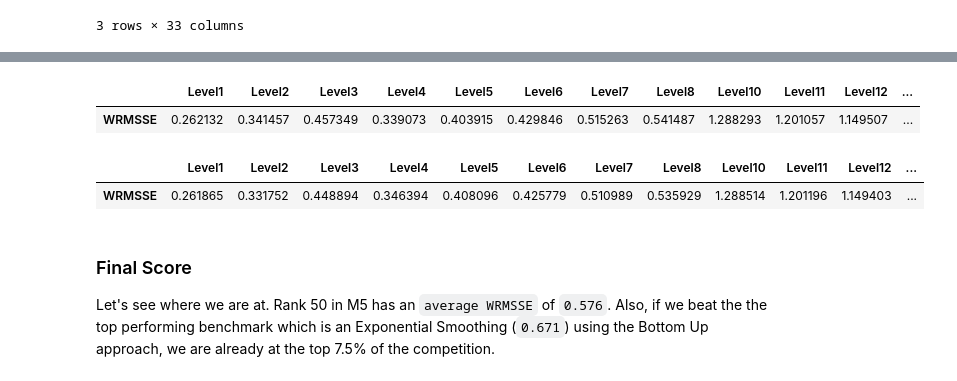
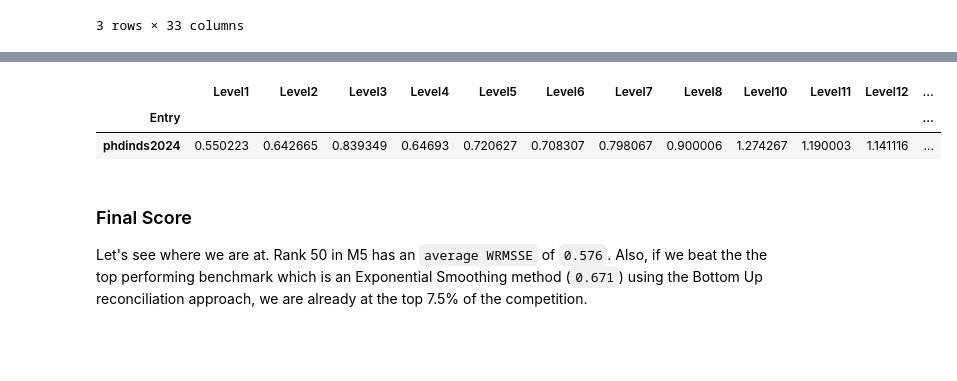
Before and after one commit to norbertgerena/time_series_handbook, a Jupyter notebook: 08_WinningestMethods/M5_competition/phdinds2024_entry/phdinds2024_entry.ipynb, the cells around one changed output, grey strips where cells are left out. Saved outputs shown, nothing was run; the diff lists cells and outputs as text; code cells hidden in the pictures; blank space fills up the shorter version.

Commit message:
Commit for project submission, phdinds2024_entry performance to be further improved with more optuna trials.

```diff
--- a/08_WinningestMethods/M5_competition/phdinds2024_entry/phdinds2024_entry.ipynb
+++ b/08_WinningestMethods/M5_competition/phdinds2024_entry/phdinds2024_entry.ipynb
@@ -676,7 +601,7 @@ level9_forecasts.head(3)
 3 rows × 28 columns
 # %%
 # get reference file for per series/level weight used in WRMSSE
-weights_df = pd.read_csv(PATHS.weights_path)
+weights_df = pd.read_csv(PATHS.weights_eval_path)
 weights_df = weights_df.set_index(['Level_id', 'Agg_Level_1', 'Agg_Level_2'], drop=True)
 weights_df.head(6)
 # %% [output]
@@ -734,7 +653,7 @@ level_bu = list(level_indexes.keys())[0:8]
 
 WRMSSE = {}
 for level in tqdm(level_bu):
-    forecasts = utils.generate_bu(level, level9_forecasts)
+    forecasts = utils.generate_bu(level, level9_forecasts, level_indexes)
     index = level_indexes[level]
     if index:
         actual = true.groupby(index).sum()
@@ -757,7 +676,7 @@ print(WRMSSE)
 Now, we have obtained the forecasts for levels 1 to 9. We now obtain the forecasts in the lower/finer levels in the hierarchy (ie. higher level ids, `level_id`s 10 to 12). To do so, we perform a top-down approach.
 # %%
 # get proportions, proportions_reference.csv from heirarchical_forecasting
-prop_reference = pd.read_csv('dataset/proportions_reference.csv')
+prop_reference = pd.read_csv(PATHS.proportions_reference)
 prop_reference.set_index(['state_id', 'store_id', 'item_id', 'dept_id', 'cat_id'])
 prop_reference.head(3)
 # %% [output]
@@ -771,6 +690,7 @@ level_td = list(level_indexes.keys())[9:]
 
 for level in tqdm(level_td):
     forecasts = utils.generate_td(level, level9_forecasts, utils.get_ave_proportions,
+                                  level_indexes=level_indexes,
                                   prop_reference=prop_reference, T=28)
     index = level_indexes[level]
     if index:
@@ -804,24 +724,21 @@ Level 9 MOR WRMSSE:  0.6497933780056879
 # %%
 WRMSSE_new = {k: [v] for k,v in WRMSSE.items()}
 res = pd.DataFrame.from_dict(WRMSSE_new)
-res.index = ['WRMSSE']
-res['Average'] = np.mean(list(WRMSSE.values()))
-res
+res.index = ['phdinds2024'] # entry_name
+res['AveWRMSSE'] = np.mean(list(WRMSSE.values()))
+res.index.name = 'Entry'
+
+# save
+res.to_csv('../leaderboards_data/phdinds2024_scores.csv')
+
+display(res)
 # %% [output]
 |  | Level1 | Level2 | Level3 | Level4 | Level5 | Level6 | Level7 | Level8 | Level10 | Level11 | Level12 | ... |
-| WRMSSE | 0.262132 | 0.341457 | 0.457349 | 0.339073 | 0.403915 | 0.429846 | 0.515263 | 0.541487 | 1.288293 | 1.201057 | 1.149507 | ... |
+| Entry |  |  |  |  |  |  |  |  |  |  |  | ... |
+| phdinds2024 | 0.550223 | 0.642665 | 0.839349 | 0.64693 | 0.720627 | 0.708307 | 0.798067 | 0.900006 | 1.274267 | 1.190003 | 1.141116 | ... |
-# %%
-WRMSSE_new = {k: [v] for k,v in WRMSSE.items()}
-res = pd.DataFrame.from_dict(WRMSSE_new)
-res.index = ['WRMSSE']
-res['Average'] = np.mean(list(WRMSSE.values()))
-res
-# %% [output]
-|  | Level1 | Level2 | Level3 | Level4 | Level5 | Level6 | Level7 | Level8 | Level10 | Level11 | Level12 | ... |
-| WRMSSE | 0.261865 | 0.331752 | 0.448894 | 0.346394 | 0.408096 | 0.425779 | 0.510989 | 0.535929 | 1.288514 | 1.201196 | 1.149403 | ... |
 # %% [markdown]
 ### Final Score
 
-Let's see where we are at. Rank 50 in M5 has an `average WRMSSE` of `0.576`. Also, if we beat the the top performing benchmark which is an Exponential Smoothing (`0.671`) using the Bottom Up approach, we are already at the top 7.5% of the competition.
+Let's see where we are at. Rank 50 in M5 has an `average WRMSSE` of `0.576`. Also, if we beat the the top performing benchmark which is an Exponential Smoothing method (`0.671`) using the Bottom Up reconciliation approach, we are already at the top 7.5% of the competition.
 # %%
 print("Ave WRMSSE: ", np.mean(list(WRMSSE.values())))
```
Also changed, not shown: parts of 15 cells of this notebook, 9 other files.
